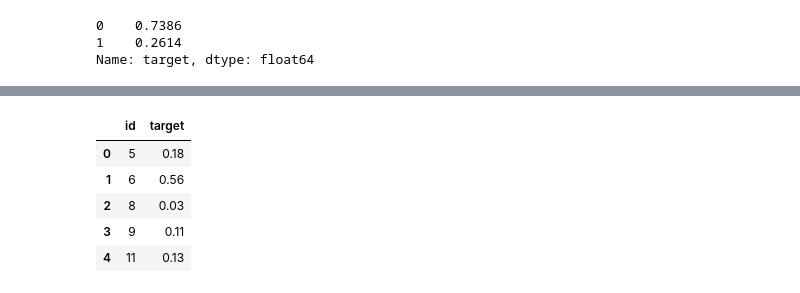
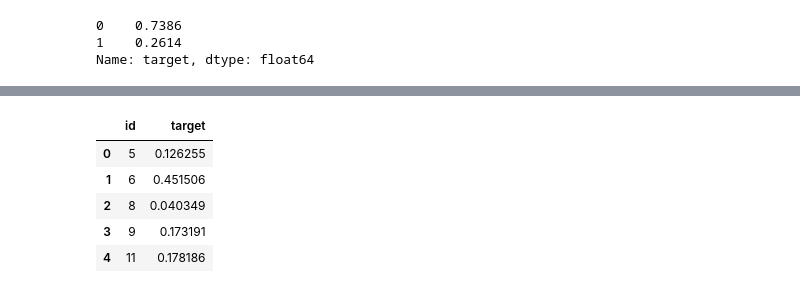
Before and after one commit to DaoodS/Machine_Learning_Projects, a Jupyter notebook: Project_11/Implementation/data_processing.ipynb, the cells around one changed output, grey strips where cells are left out. Cells and saved outputs as stored; diff of their text form; code cells hidden in the pictures.

```diff
--- a/Project_11/Implementation/data_processing.ipynb
+++ b/Project_11/Implementation/data_processing.ipynb
@@ -314,0 +302,3 @@ Name: target, dtype: float64
+# %%
+rfs_selector = RFE(rfc)
+rfs_selector.fit(x_train, y_train)
@@ -314,0 +308,7 @@ Name: target, dtype: float64
+# %%
+indx = np.where(rfs_selector.support_==True)
+rfe_select_feat = []
+
+for x in np.nditer(indx):
+    rfe_select_feat.append(features[x])
+print(rfe_select_feat)
@@ -315,4 +324,4 @@ Name: target, dtype: float64
 # %%
-rf = RandomForestClassifier()
-rf.fit(x_train, y_train)
+LGBMClassifier(**lgb_params)
+lgb.fit(x_train, y_train)
 # %% [output]
@@ -345,16 +445,17 @@ idx = test['id']
 # %%
-test_pred = rf.predict_proba(test.drop(['id'], axis=1))
+idx = test['id']
+test_pred = lgb.predict_proba(test.drop(['id'], axis=1))
 # %%
 df = pd.DataFrame(columns=['id', 'target'])
 df['id'] = idx.values
 df['target'] = test_pred[:,1]
-df.head()
+df.shape
 # %% [output]
 |  | id | target |
-| 0 | 5 | 0.18 |
-| 1 | 6 | 0.56 |
-| 2 | 8 | 0.03 |
-| 3 | 9 | 0.11 |
-| 4 | 11 | 0.13 |
+| 0 | 5 | 0.126255 |
+| 1 | 6 | 0.451506 |
+| 2 | 8 | 0.040349 |
+| 3 | 9 | 0.173191 |
+| 4 | 11 | 0.178186 |
 # %%
 df.to_csv('submission.csv', index=False)
```
Also changed, not shown: parts of 60 cells of this notebook, 2 other files.
